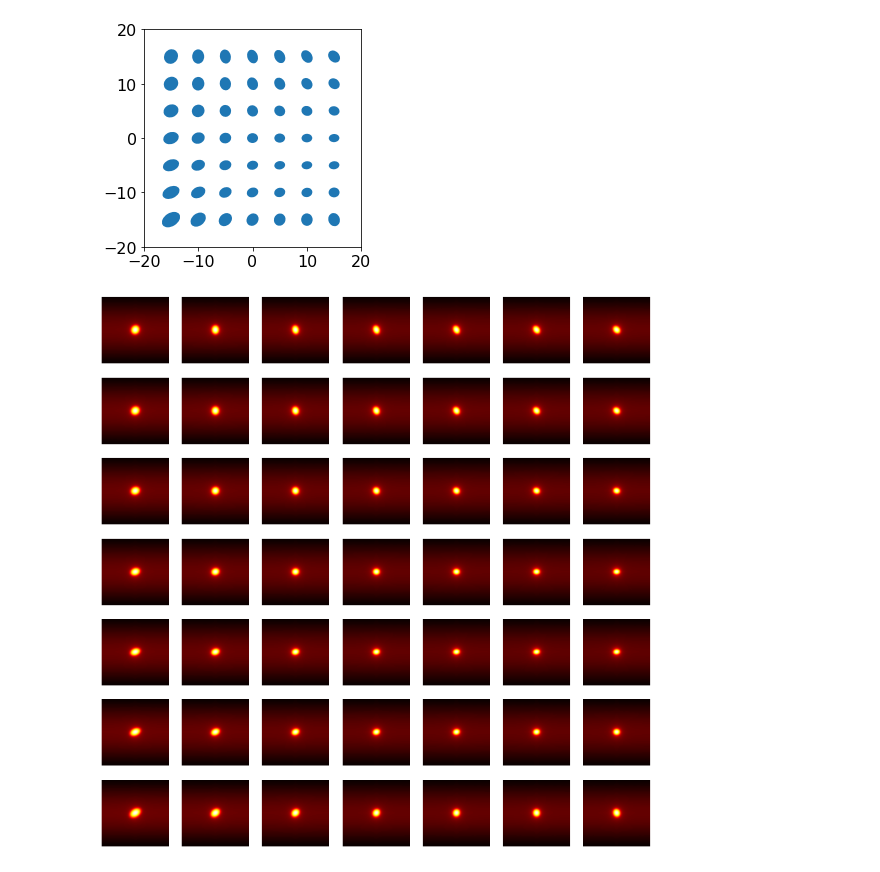
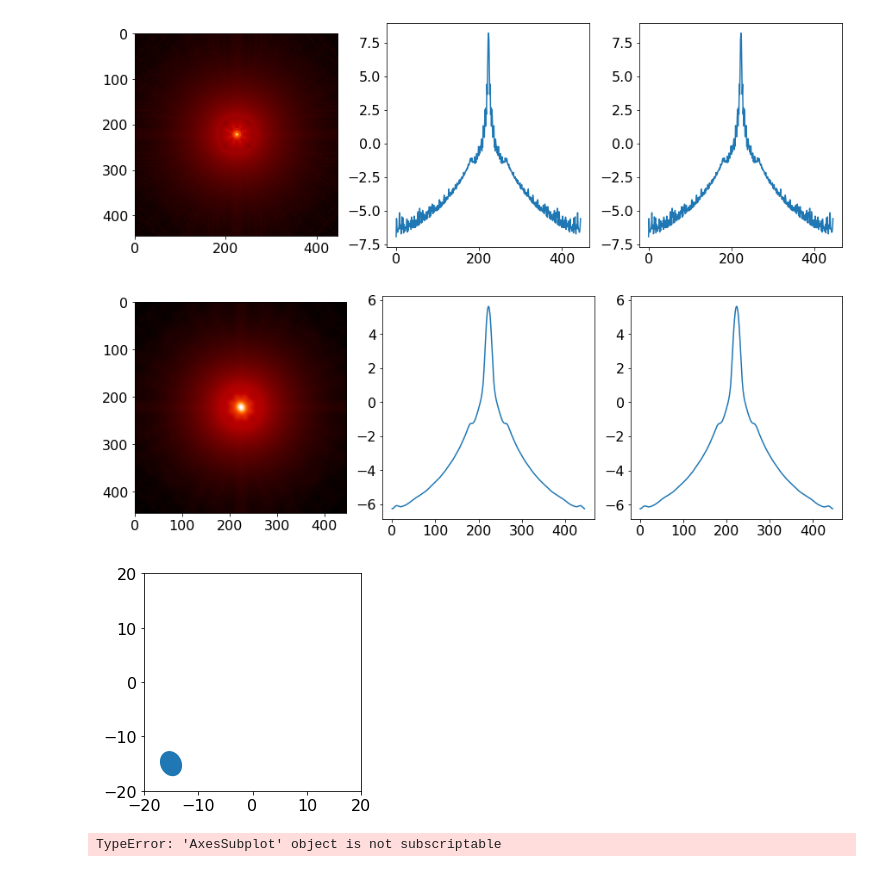
Before and after one commit to astro-tiptop/MASTSEL, a Jupyter notebook: MAVIS-CONVOLUTION.ipynb, the cells around one changed output. Saved outputs shown, nothing was run; the diff lists cells and outputs as text; code cells hidden in the pictures.

Commit message:
Adding estimation of Strehl Ratio and FWHM for NGS positions

```diff
--- a/MAVIS-CONVOLUTION.ipynb
+++ b/MAVIS-CONVOLUTION.ipynb
@@ -23,0 +25,5 @@ polarNGSCoords = np.asarray([[30.0,0.0], [50.0,100.0],[10.0,240.0]])
+# %%
+fao = fourierModel(fullPathFilename, calcPSF=True, verbose=False, display=False, extraPSFsDirections=polarNGSCoordsList)
+PSD = fao.powerSpectrumDensity()
+PSD = PSD.transpose()
+N = PSD[0].shape[0]
@@ -24,5 +87,6 @@ polarNGSCoords = np.asarray([[30.0,0.0], [50.0,100.0],[10.0,240.0]])
 # %%
-xx, yy = np.linspace(-15, 15, gridElements), np.linspace(-15,15, gridElements)
-cartPointingCoords =  np.dstack(np.meshgrid(xx, yy)).reshape(-1, 2)
+cartPointingCoords =  np.dstack(np.meshgrid(xxPointigs, yyPointigs)).reshape(-1, 2)
 cartNGSCoords = np.asarray([polarToCartesian(polarNGSCoords[0,:]), polarToCartesian(polarNGSCoords[1,:]), polarToCartesian(polarNGSCoords[2,:])])
 mLO = MavisLO(path, parametersFile, windPsdFile)
+Ctot = mLO.computeTotalResidualMatrix(np.array(cartPointingCoords), cartNGSCoords, NGS_flux, NGS_SR_1650, NGS_FWHM_mas)
+cov_ellipses = mLO.ellipsesFromCovMats(Ctot)
@@ -32,5 +92,0 @@ cov_ellipses = mLO.ellipsesFromCovMats(Ctot)
-# %%
-fao = fourierModel(fullPathFilename, calcPSF=False, verbose=False, display=False)
-PSD = fao.powerSpectrumDensity()
-N = PSD[0].shape[0] # 400
-print(N)
@@ -76,10 +93,17 @@ pixel_size:  6.636777735643675 [ mas ]
+# %%
+pointings_SR_1650, psdPointingsArray, psfLongExpPointingsArr, pointings_FWHM_mas = psdSetToPsfSet(PSD[:-3])
 # %%
 results = []
-for ellp in cov_ellipses:
-    results.append(convolve(psfLongExp, residualToSpectrum(ellp, N, psf_FoV)))
+for ellp, psfLongExp in zip(cov_ellipses, psfLongExpPointingsArr):
+    results.append(convolve(psfLongExp, residualToSpectrum(ellp, N, fao.psf_FoV)))
 
-plotEllipses(cartPointingCoords, cov_ellipses, 0.4)
+psfLongExpPointingsArr[0].standardPlot(True)
+results[0].standardPlot(True)
+
+plotEllipses(cartPointingCoords, cov_ellipses, 0.014)
 tiledDispaly(results)
 # %% [output]
-[figure, old version]
+[figure, new version]
-[figure, old version]
+[figure, new version]
+[figure, added]
+TypeError: 'AxesSubplot' object is not subscriptable
```
Also changed, not shown: parts of 10 cells of this notebook.
